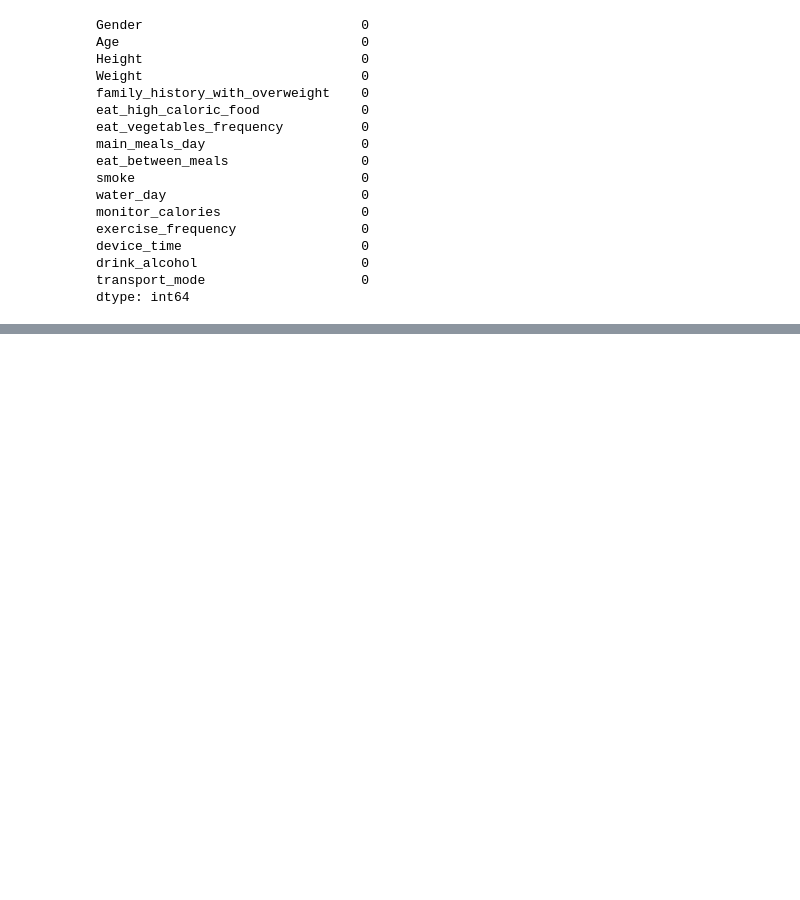
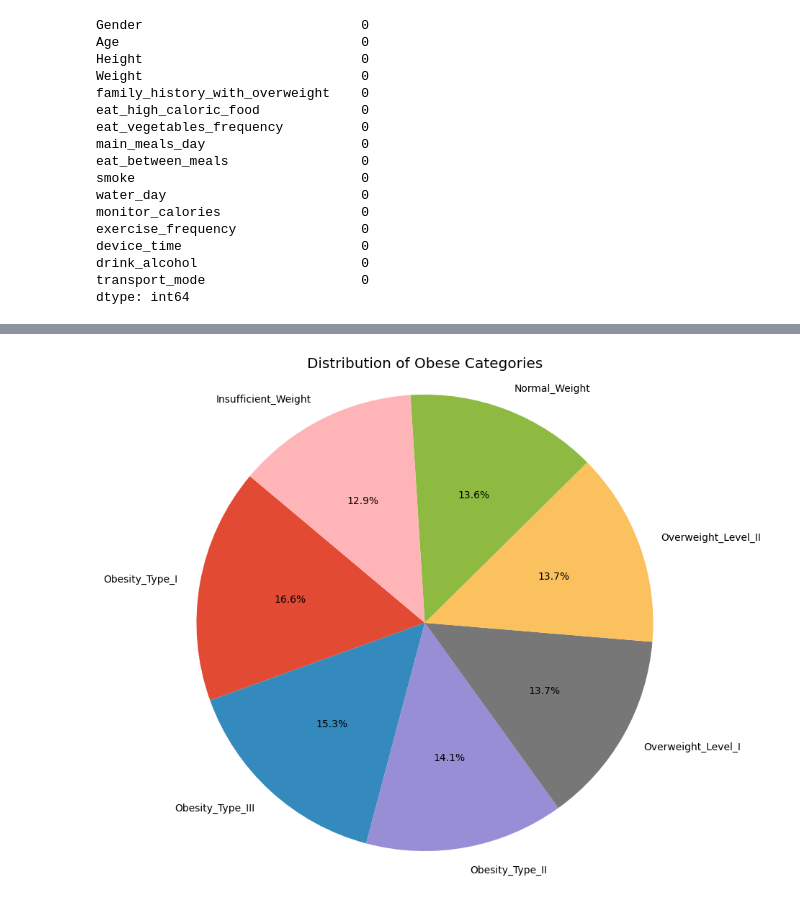
Before and after one commit to tomjoyce1/obesity, a Jupyter notebook: obesity.ipynb, the cells around one changed output, grey strips where cells are left out. Drawn from its saved outputs; the diff is of its cells as text; code cells hidden in the pictures; blank space fills up the shorter version.

```diff
--- a/obesity.ipynb
+++ b/obesity.ipynb
@@ -110,0 +189,10 @@ plt.show()
+# %%
+obese_category_counts = y.value_counts()
+
+plt.figure(figsize=(9, 9))
+plt.pie(obese_category_counts, labels=obese_category_counts.index, autopct='%1.1f%%', startangle=140)
+plt.axis('equal')  # Equal aspect ratio ensures that pie is drawn as a circle.
+plt.title('Distribution of Obese Categories')
+plt.show()
+# %% [output]
+[figure, added]
```
Also changed, not shown: parts of 6 cells of this notebook, 4 other files.
